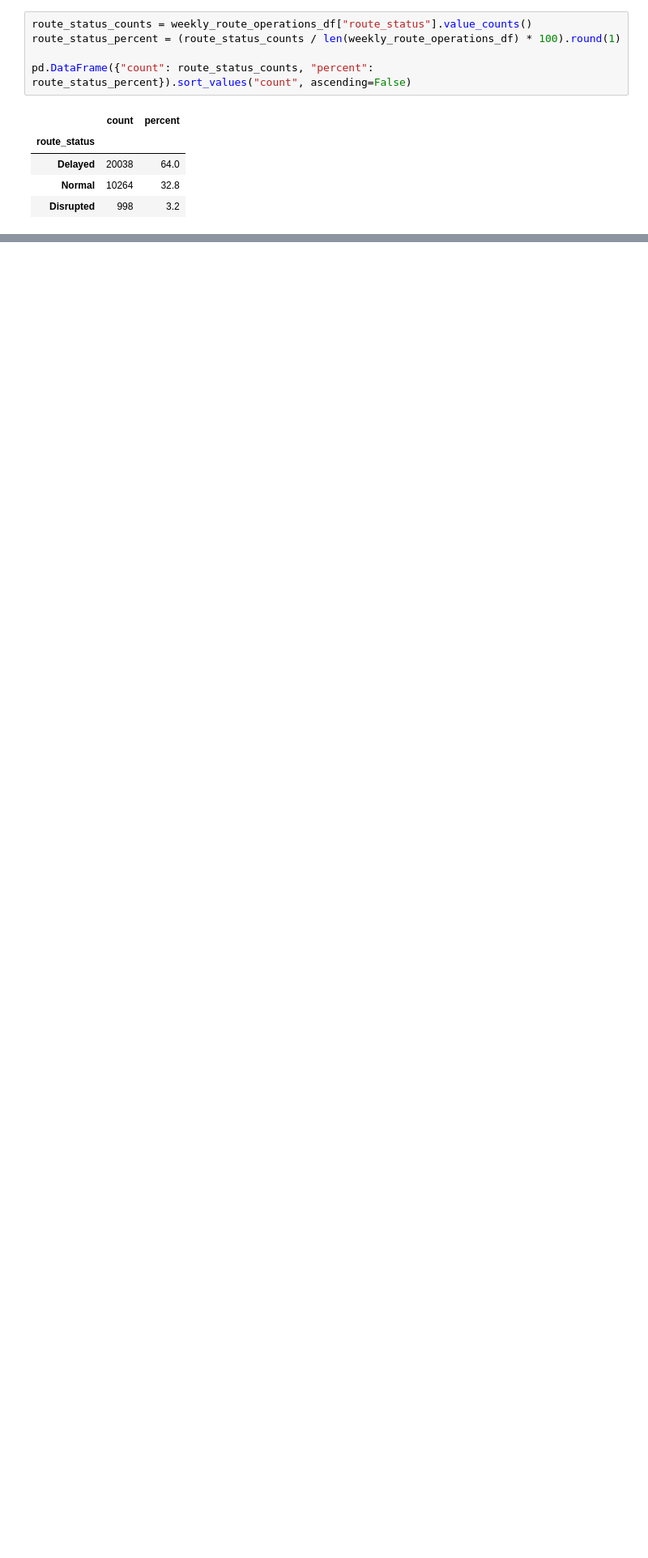
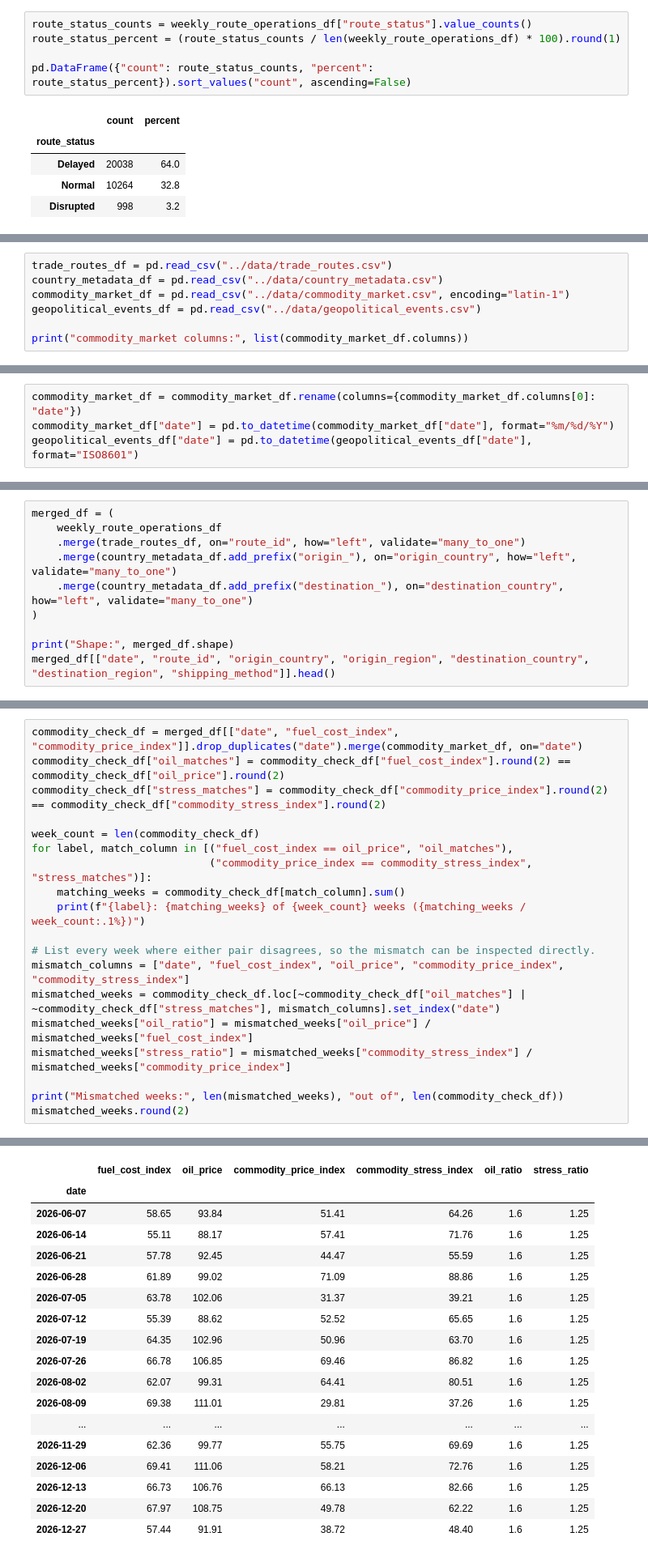
Before and after one commit to Break-Through-Tech/Accenture-2A-predict-the-supply-chain-disruptions, a Jupyter notebook: notebooks/data_preparation.ipynb, the cells around one changed output, grey strips where cells are left out. Shown at 81% size. Cells and saved outputs as stored; diff of their text form; blank space fills up the shorter version.

Commit message:
data prep pipeline merging all csvs

```diff
--- a/notebooks/data_preparation.ipynb
+++ b/notebooks/data_preparation.ipynb
@@ -78,0 +87,7 @@ pd.DataFrame({"count": route_status_counts, "percent": route_status_percent}).so
+# %%
+trade_routes_df = pd.read_csv("../data/trade_routes.csv")
+country_metadata_df = pd.read_csv("../data/country_metadata.csv")
+commodity_market_df = pd.read_csv("../data/commodity_market.csv", encoding="latin-1")
+geopolitical_events_df = pd.read_csv("../data/geopolitical_events.csv")
+
+print("commodity_market columns:", list(commodity_market_df.columns))
@@ -78,0 +100,4 @@ pd.DataFrame({"count": route_status_counts, "percent": route_status_percent}).so
+# %%
+commodity_market_df = commodity_market_df.rename(columns={commodity_market_df.columns[0]: "date"})
+commodity_market_df["date"] = pd.to_datetime(commodity_market_df["date"], format="%m/%d/%Y")
+geopolitical_events_df["date"] = pd.to_datetime(geopolitical_events_df["date"], format="ISO8601")
@@ -78,0 +159,10 @@ pd.DataFrame({"count": route_status_counts, "percent": route_status_percent}).so
+# %%
+merged_df = (
+    weekly_route_operations_df
+    .merge(trade_routes_df, on="route_id", how="left", validate="many_to_one")
+    .merge(country_metadata_df.add_prefix("origin_"), on="origin_country", how="left", validate="many_to_one")
+    .merge(country_metadata_df.add_prefix("destination_"), on="destination_country", how="left", validate="many_to_one")
+)
+
+print("Shape:", merged_df.shape)
+merged_df[["date", "route_id", "origin_country", "origin_region", "destination_country", "destination_region", "shipping_method"]].head()
@@ -78,0 +181,20 @@ pd.DataFrame({"count": route_status_counts, "percent": route_status_percent}).so
+# %%
+commodity_check_df = merged_df[["date", "fuel_cost_index", "commodity_price_index"]].drop_duplicates("date").merge(commodity_market_df, on="date")
+commodity_check_df["oil_matches"] = commodity_check_df["fuel_cost_index"].round(2) == commodity_check_df["oil_price"].round(2)
+commodity_check_df["stress_matches"] = commodity_check_df["commodity_price_index"].round(2) == commodity_check_df["commodity_stress_index"].round(2)
+
+week_count = len(commodity_check_df)
+for label, match_column in [("fuel_cost_index == oil_price", "oil_matches"),
+                            ("commodity_price_index == commodity_stress_index", "stress_matches")]:
+    matching_weeks = commodity_check_df[match_column].sum()
+    print(f"{label}: {matching_weeks} of {week_count} weeks ({matching_weeks / week_count:.1%})")
+
+# List every week where either pair disagrees, so the mismatch can be inspected directly.
+mismatch_columns = ["date", "fuel_cost_index", "oil_price", "commodity_price_index", "commodity_stress_index"]
+mismatched_weeks = commodity_check_df.loc[~commodity_check_df["oil_matches"] | ~commodity_check_df["stress_matches"], mismatch_columns].set_index("date")
+mismatched_weeks["oil_ratio"] = mismatched_weeks["oil_price"] / mismatched_weeks["fuel_cost_index"]
+mismatched_weeks["stress_ratio"] = mismatched_weeks["commodity_stress_index"] / mismatched_weeks["commodity_price_index"]
+
+print("Mismatched weeks:", len(mismatched_weeks), "out of", len(commodity_check_df))
+mismatched_weeks.round(2)
+# %% [output]
@@ -78,0 +204,18 @@ pd.DataFrame({"count": route_status_counts, "percent": route_status_percent}).so
+|  | fuel_cost_index | oil_price | commodity_price_index | commodity_stress_index | oil_ratio | stress_ratio |
+| date |  |  |  |  |  |  |
+| 2026-06-07 | 58.65 | 93.84 | 51.41 | 64.26 | 1.6 | 1.25 |
+| 2026-06-14 | 55.11 | 88.17 | 57.41 | 71.76 | 1.6 | 1.25 |
+| 2026-06-21 | 57.78 | 92.45 | 44.47 | 55.59 | 1.6 | 1.25 |
+| 2026-06-28 | 61.89 | 99.02 | 71.09 | 88.86 | 1.6 | 1.25 |
+| 2026-07-05 | 63.78 | 102.06 | 31.37 | 39.21 | 1.6 | 1.25 |
+| 2026-07-12 | 55.39 | 88.62 | 52.52 | 65.65 | 1.6 | 1.25 |
+| 2026-07-19 | 64.35 | 102.96 | 50.96 | 63.70 | 1.6 | 1.25 |
+| 2026-07-26 | 66.78 | 106.85 | 69.46 | 86.82 | 1.6 | 1.25 |
+| 2026-08-02 | 62.07 | 99.31 | 64.41 | 80.51 | 1.6 | 1.25 |
+| 2026-08-09 | 69.38 | 111.01 | 29.81 | 37.26 | 1.6 | 1.25 |
+| ... | ... | ... | ... | ... | ... | ... |
+| 2026-11-29 | 62.36 | 99.77 | 55.75 | 69.69 | 1.6 | 1.25 |
+| 2026-12-06 | 69.41 | 111.06 | 58.21 | 72.76 | 1.6 | 1.25 |
+| 2026-12-13 | 66.73 | 106.76 | 66.13 | 82.66 | 1.6 | 1.25 |
+| 2026-12-20 | 67.97 | 108.75 | 49.78 | 62.22 | 1.6 | 1.25 |
+| 2026-12-27 | 57.44 | 91.91 | 38.72 | 48.40 | 1.6 | 1.25 |
```
Also changed, not shown: parts of 36 cells of this notebook.
